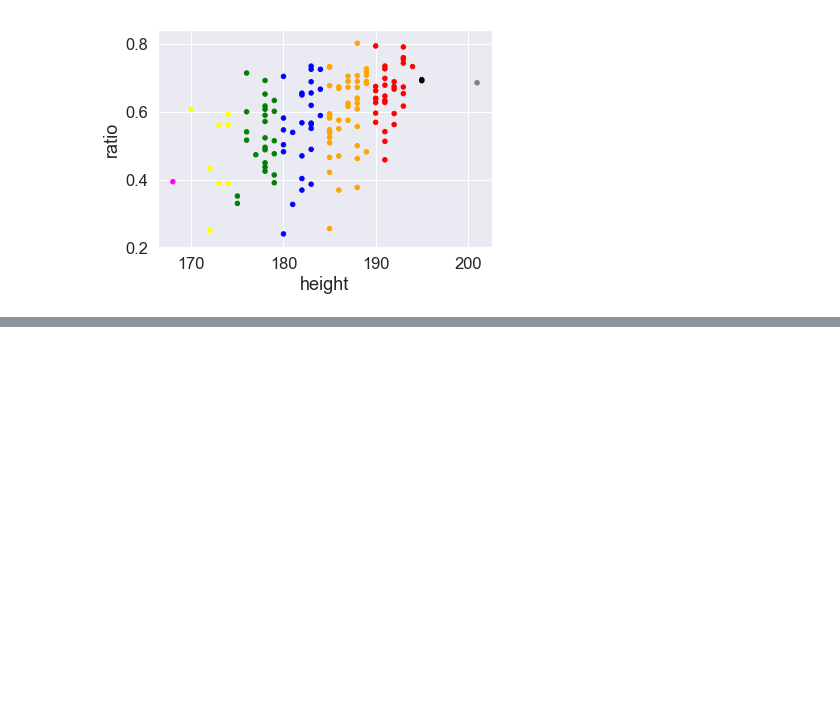
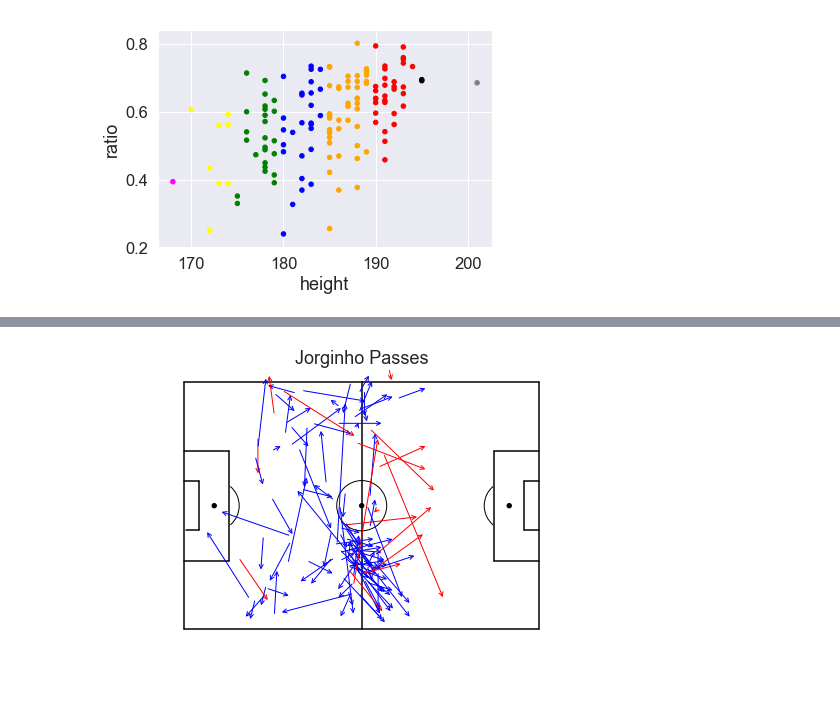
Before and after one commit to silviuspac/Homework_2, a Jupyter notebook: Homework_ac.ipynb, the cells around one changed output, grey strips where cells are left out. Cells and saved outputs as stored; diff of their text form; code cells hidden in the pictures; blank space fills up the shorter version.

```diff
--- a/Homework_ac.ipynb
+++ b/Homework_ac.ipynb
@@ -642,0 +794,12 @@ ax1 = air_duels_by_player_mg_redux.plot.scatter(x='height', y='ratio', c=getColo
+# %%
+def isAccuratePass(tags):
+    for el in tags:
+        if el['id'] == 1801:
+            return 1
+    return 0
+# %%
+pjanic_events = pjanic_events.assign(accuratePass = pjanic_events.tags.apply(isAccuratePass))
+# %%
+jorginho_events = jorginho_events.assign(accuratePass = jorginho_events.tags.apply(isAccuratePass))
+# %%
+passes = pjanic_events.append(jorginho_events)
@@ -642,0 +876,4 @@ ax1 = air_duels_by_player_mg_redux.plot.scatter(x='height', y='ratio', c=getColo
+# %%
+plotPassesMap(jorginho_events, "Jorginho Passes")
+# %% [output]
+[figure, added]
```
Also changed, not shown: parts of 30 cells of this notebook.
